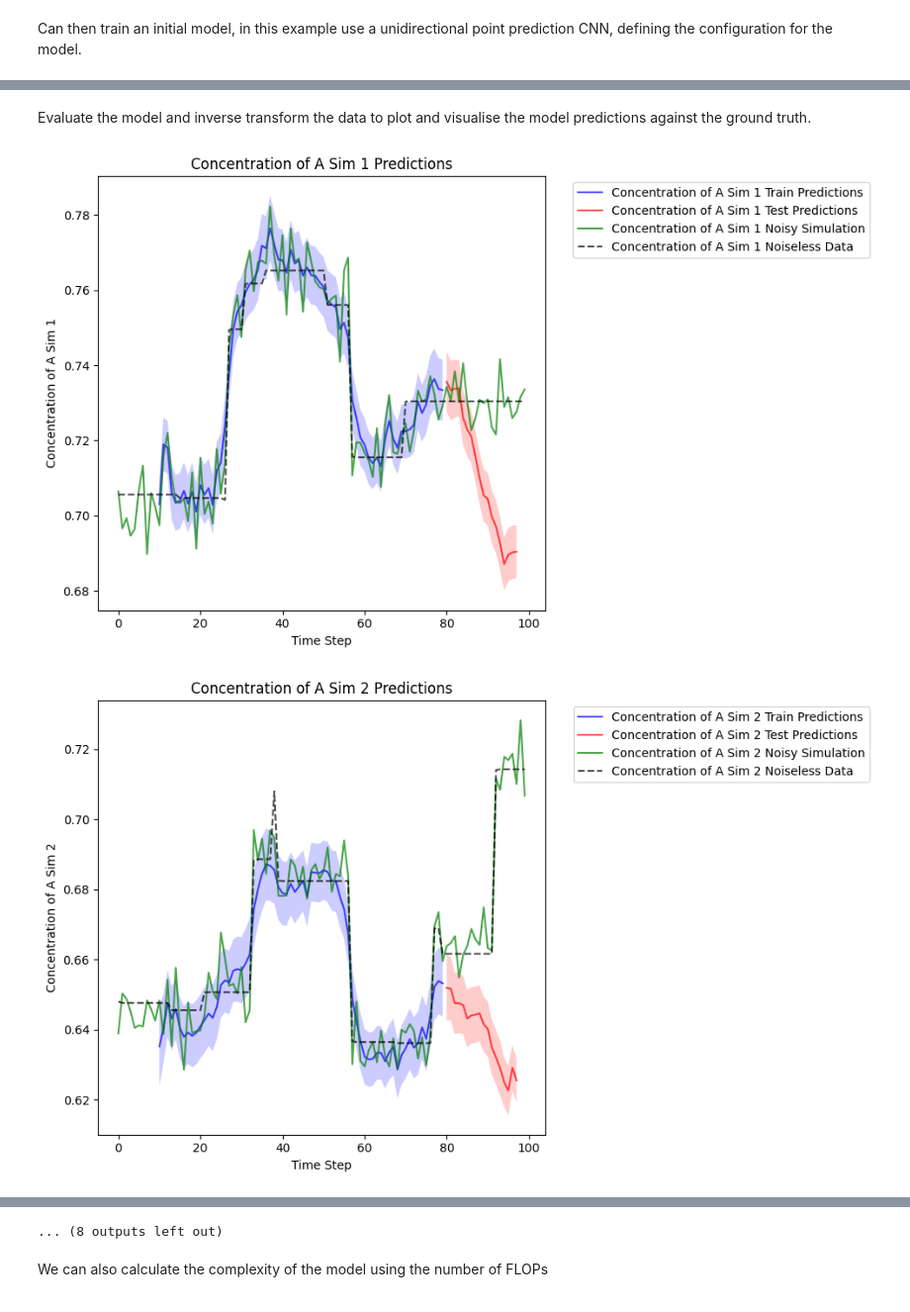
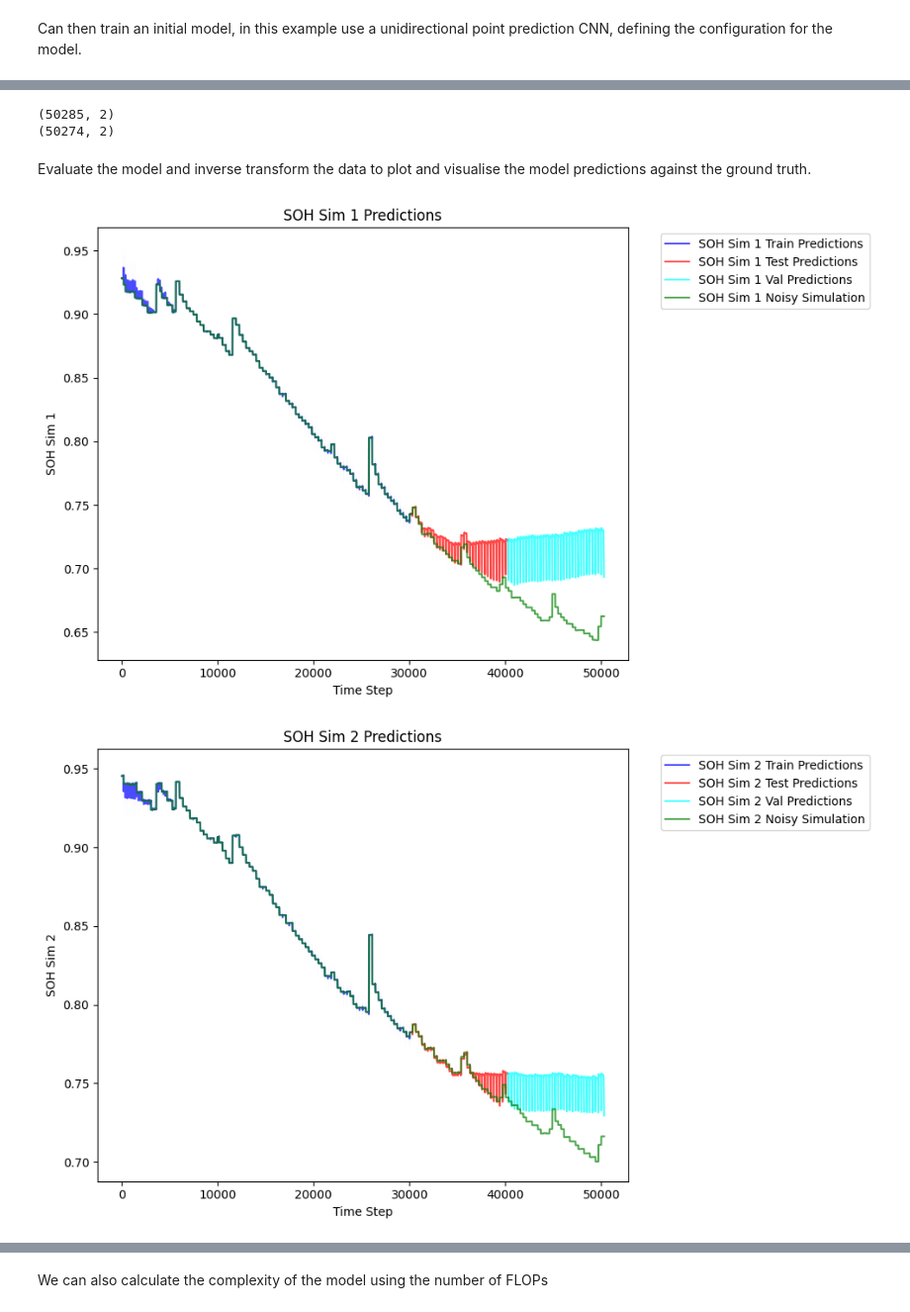
Before and after one commit to matthewmarsh11/BenchmarkTSA, a Jupyter notebook: notebooks/ANN_battery.ipynb, the cells around one changed output, grey strips where cells are left out. Shown: that part at 99% size. Cells and saved outputs as stored; diff of their text form; code cells hidden in the pictures.

```diff
--- a/notebooks/ANN_battery.ipynb
+++ b/notebooks/ANN_battery.ipynb
@@ -59,3 +39,10 @@ simulator.plot_results(simulation_results, noiseless_sim)
+# %%
+features_path = os.path.join('..', 'datasets', 'battery_clean', 'features_A.csv')
+targets_path = os.path.join('..', 'datasets', 'battery_clean', 'targets_A.csv')
+
+
+features = pd.read_csv(features_path)
+targets = pd.read_csv(targets_path)
 # %% [markdown]
 Then process the simulation output into data to be fed into the data driven model. First define a training configuration.
 
@@ -63,13 +50,7 @@ The data is processed into sequences with a lookback window and a prediction hor
 
 The data is then scaled using a MinMaxScaler, and split into a sequential train test set with the first 80% of the datapoints being included in the train set.
 # %%
-converter = CSTRConverter()
-features, targets = converter.convert(simulation_results)
-noiseless_results, _ = converter.convert(noiseless_sim)
 
-# Define a preliminary training configuration for the model
-# Data processing uses an initial lookback region of 5 timesteps to predict 1 in the future
-# with an 80% train test split and a batch size of 4
 training_config = TrainingConfig(
     batch_size = 4,
     num_epochs = 50,
@@ -80,12 +61,13 @@ training_config = TrainingConfig(
     factor = 0.8,
     patience = 10,
     delta = 0.1,
-    train_test_split = 0.8,
+    train_test_split = 0.6,
+    test_val_split=0.8,
     device = 'cuda' if torch.cuda.is_available() else 'cpu',
 )
 
 data_processor = DataProcessor(training_config, features, targets)
-(train_loader, test_loader, X_train, X_test, y_train, y_test, X, y) = data_processor.prepare_data()
+(train_loader, test_loader, val_loader, X_train, X_test, X_val, y_train, y_test, y_val, X, y) = data_processor.prepare_data()
 # %% [markdown]
 Can then train an initial model, in this example use a unidirectional point prediction CNN, defining the configuration for the model.
 # %%
@@ -107,10 +89,5 @@ model = MLP(
 # Train the model
 criterion = nn.GaussianNLLLoss()
 trainer = ModelTrainer(model, training_config)
-model, history, avg_loss = trainer.train(train_loader, test_loader, criterion)
-
-model.eval()
-with torch.no_grad():
-    train_mean, train_var = model(X_train)
-    test_mean, test_var = model(X_test)
+model, history, avg_loss = trainer.train(train_loader, test_loader, val_loader, criterion)
 # %% [output]
@@ -140,19 +112,28 @@ rescaled_pred = data_processor.rescale_predictions(mean, var)
 
 means = rescaled_pred[0]
 variances = rescaled_pred[1]
+# %%
+
+tgts = targets.to_numpy()
+print(tgts.shape)
+print(means.shape)
+# %% [output]
+(50285, 2)
+(50274, 2)
 # %% [markdown]
 Evaluate the model and inverse transform the data to plot and visualise the model predictions against the ground truth.
 # %%
 # Plot the results of the model
-feature_names = ['Concentration of A', 'Temperature']
+feature_names = ['SOH']
 visualiser = Visualizer()
 sequence_length = training_config.time_step
 time_horizon = training_config.horizon
+noiseless_results = None
 # For simplicity we will plot the first simulation
-visualiser.plot_preds(means, features, noiseless_results,
-                            sequence_length, time_horizon, feature_names, num_simulations=10,
-                            train_test_split = training_config.train_test_split,
+visualiser.plot_preds(means, tgts, noiseless_results,
+                            sequence_length, time_horizon, feature_names, num_simulations=2,
+                            train_test_split = training_config.train_test_split, test_val_split=training_config.test_val_split,
                             vars = variances)
 # %% [output]
-[figure, old version]
+[figure, new version]
-[figure, old version]
+[figure, new version]
@@ -169,4 +140,3 @@ visualiser.plot_preds(means, features, noiseless_results,
-... (8 outputs left out)
 # %%
 # Then we can plot this against the actions, to see the relationship between the actions/disturbances
 # and the outputs
```
Also changed, not shown: parts of 7 cells of this notebook, 1 other file.
